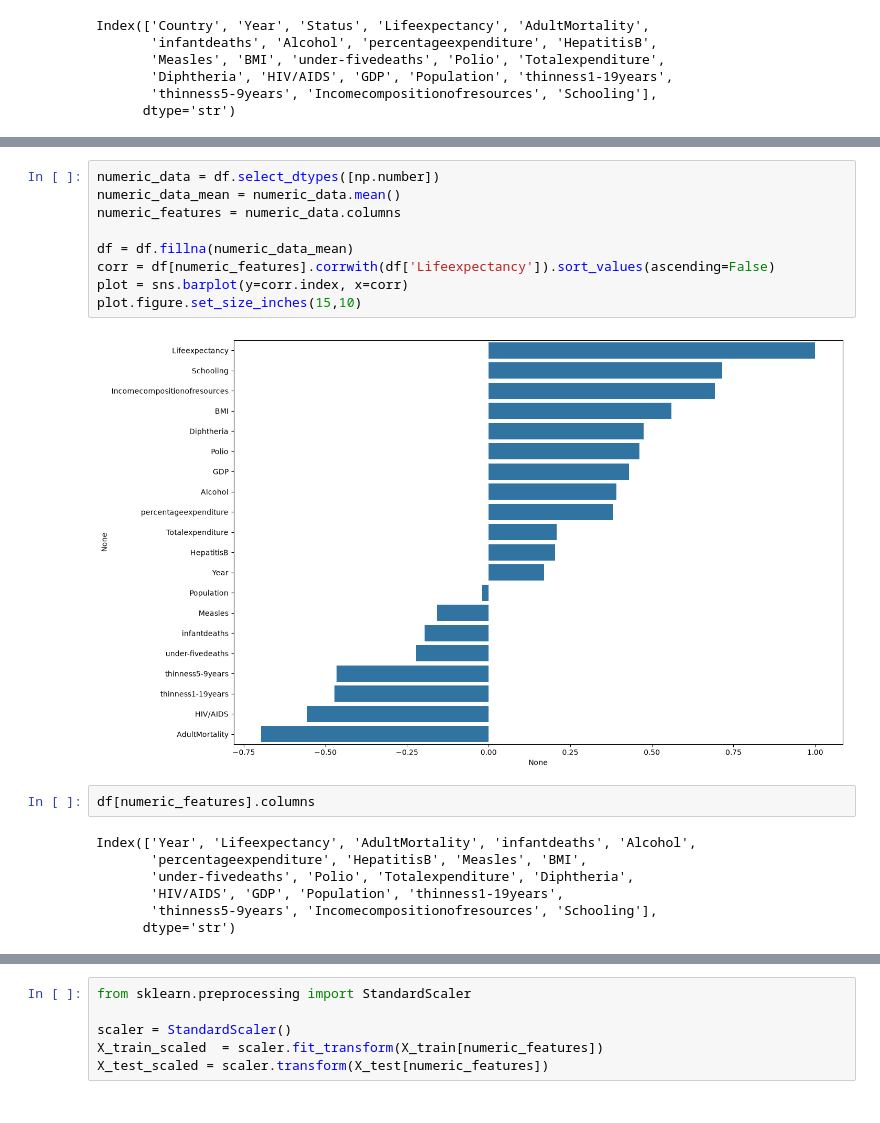
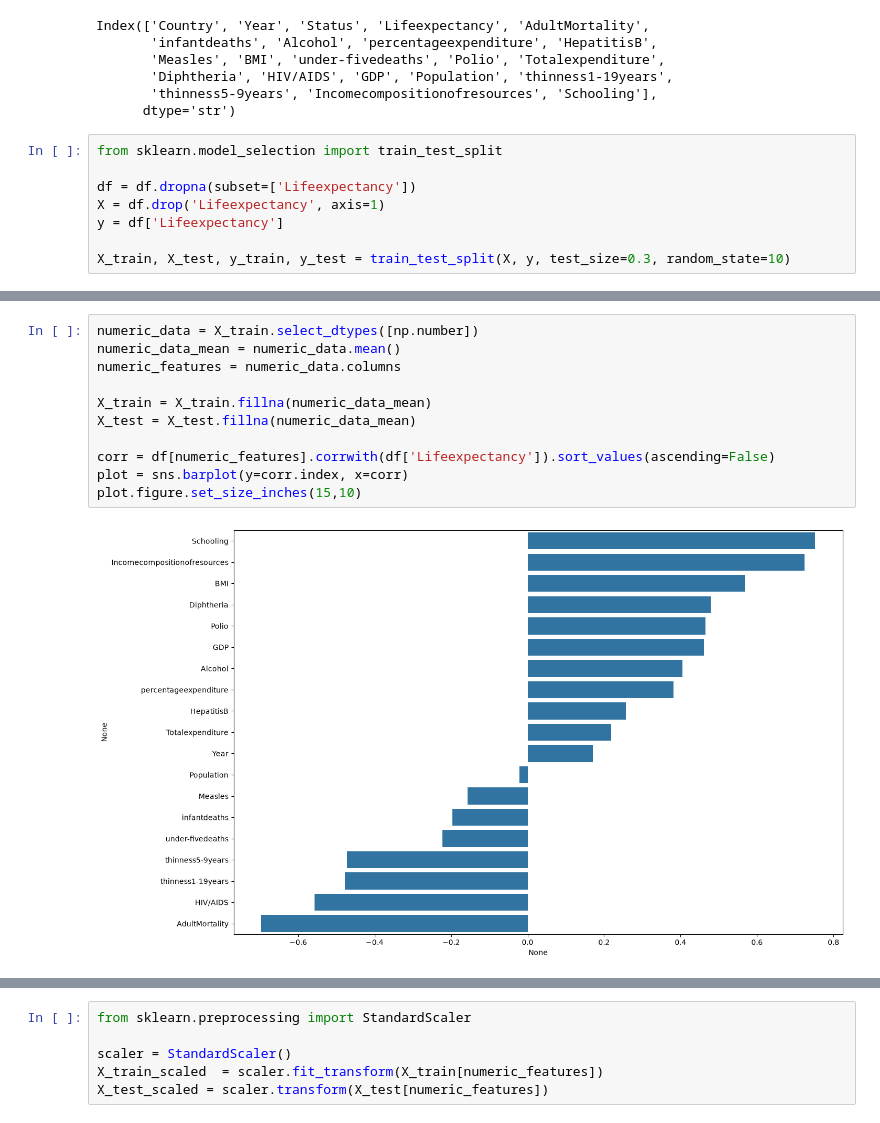
Before and after one commit to artemkafrog/ml-models, a Jupyter notebook: linregr/life_expectancy_prediction/life_expectancy_prediction.ipynb, the cells around one changed output, grey strips where cells are left out. Saved outputs shown, nothing was run; the diff lists cells and outputs as text.

```diff
--- a/linregr/life_expectancy_prediction/life_expectancy_prediction.ipynb
+++ b/linregr/life_expectancy_prediction/life_expectancy_prediction.ipynb
@@ -58,4 +58,12 @@ Index(['Country', 'Year', 'Status', 'Lifeexpectancy', 'AdultMortality',
        'Diphtheria', 'HIV/AIDS', 'GDP', 'Population', 'thinness1-19years',
        'thinness5-9years', 'Incomecompositionofresources', 'Schooling'],
       dtype='str')
+# %%
+from sklearn.model_selection import train_test_split
+
+df = df.dropna(subset=['Lifeexpectancy'])
+X = df.drop('Lifeexpectancy', axis=1)
+y = df['Lifeexpectancy']
+
+X_train, X_test, y_train, y_test = train_test_split(X, y, test_size=0.3, random_state=10)
 # %%
@@ -68,23 +76,16 @@ plt.show()
 # %%
-numeric_data = df.select_dtypes([np.number])
+numeric_data = X_train.select_dtypes([np.number])
 numeric_data_mean = numeric_data.mean()
 numeric_features = numeric_data.columns
 
-df = df.fillna(numeric_data_mean)
+X_train = X_train.fillna(numeric_data_mean)
+X_test = X_test.fillna(numeric_data_mean)
+
 corr = df[numeric_features].corrwith(df['Lifeexpectancy']).sort_values(ascending=False)
 plot = sns.barplot(y=corr.index, x=corr)
 plot.figure.set_size_inches(15,10)
 # %% [output]
-[figure, old version]
+[figure, new version]
-# %%
-df[numeric_features].columns
-# %% [output]
-Index(['Year', 'Lifeexpectancy', 'AdultMortality', 'infantdeaths', 'Alcohol',
-       'percentageexpenditure', 'HepatitisB', 'Measles', 'BMI',
-       'under-fivedeaths', 'Polio', 'Totalexpenditure', 'Diphtheria',
-       'HIV/AIDS', 'GDP', 'Population', 'thinness1-19years',
-       'thinness5-9years', 'Incomecompositionofresources', 'Schooling'],
-      dtype='str')
 # %%
 fig, axs = plt.subplots(figsize=(20,10), nrows=2 ,ncols=2)
 for i, feature in enumerate(['Schooling','Incomecompositionofresources', 'HIV/AIDS', 'AdultMortality']):
```
Also changed, not shown: parts of 7 cells of this notebook.
